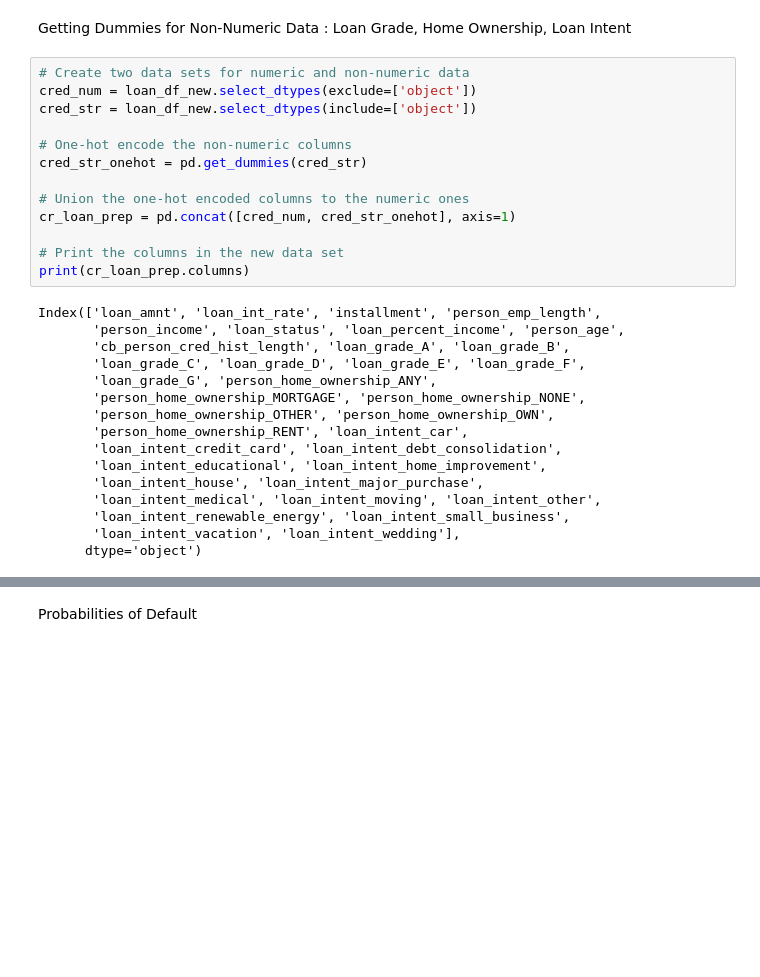
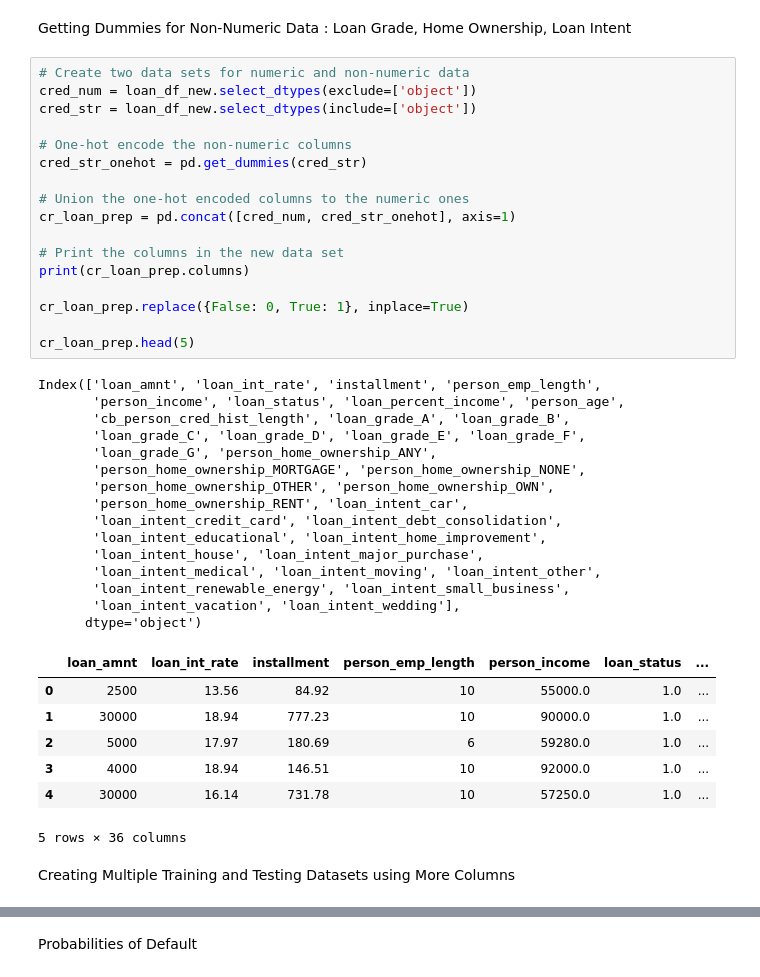
Before and after one commit to snehalsreedhar/Credit-Risk-Scoring, a Jupyter notebook: lc_loan.ipynb, the cells around one changed output, grey strips where cells are left out. Drawn from its saved outputs; the diff is of its cells as text; blank space fills up the shorter version.

```diff
--- a/lc_loan.ipynb
+++ b/lc_loan.ipynb
@@ -292,29 +289,42 @@ Getting Dummies for Non-Numeric Data : Loan Grade, Home Ownership, Loan Intent
 # %%
 # Create two data sets for numeric and non-numeric data
 cred_num = loan_df_new.select_dtypes(exclude=['object'])
 cred_str = loan_df_new.select_dtypes(include=['object'])
 
 # One-hot encode the non-numeric columns
 cred_str_onehot = pd.get_dummies(cred_str)
 
 # Union the one-hot encoded columns to the numeric ones
 cr_loan_prep = pd.concat([cred_num, cred_str_onehot], axis=1)
 
 # Print the columns in the new data set
 print(cr_loan_prep.columns)
+
+cr_loan_prep.replace({False: 0, True: 1}, inplace=True)
+
+cr_loan_prep.head(5)
 # %% [output]
 Index(['loan_amnt', 'loan_int_rate', 'installment', 'person_emp_length',
        'person_income', 'loan_status', 'loan_percent_income', 'person_age',
        'cb_person_cred_hist_length', 'loan_grade_A', 'loan_grade_B',
        'loan_grade_C', 'loan_grade_D', 'loan_grade_E', 'loan_grade_F',
        'loan_grade_G', 'person_home_ownership_ANY',
        'person_home_ownership_MORTGAGE', 'person_home_ownership_NONE',
        'person_home_ownership_OTHER', 'person_home_ownership_OWN',
        'person_home_ownership_RENT', 'loan_intent_car',
        'loan_intent_credit_card', 'loan_intent_debt_consolidation',
        'loan_intent_educational', 'loan_intent_home_improvement',
        'loan_intent_house', 'loan_intent_major_purchase',
        'loan_intent_medical', 'loan_intent_moving', 'loan_intent_other',
        'loan_intent_renewable_energy', 'loan_intent_small_business',
        'loan_intent_vacation', 'loan_intent_wedding'],
       dtype='object')
+|  | loan_amnt | loan_int_rate | installment | person_emp_length | person_income | loan_status | ... |
+| 0 | 2500 | 13.56 | 84.92 | 10 | 55000.0 | 1.0 | ... |
+| 1 | 30000 | 18.94 | 777.23 | 10 | 90000.0 | 1.0 | ... |
+| 2 | 5000 | 17.97 | 180.69 | 6 | 59280.0 | 1.0 | ... |
+| 3 | 4000 | 18.94 | 146.51 | 10 | 92000.0 | 1.0 | ... |
+| 4 | 30000 | 16.14 | 731.78 | 10 | 57250.0 | 1.0 | ... |
+5 rows × 36 columns
+# %% [markdown]
+Creating Multiple Training and Testing Datasets using More Columns
```
Also changed, not shown: parts of 21 cells of this notebook.
